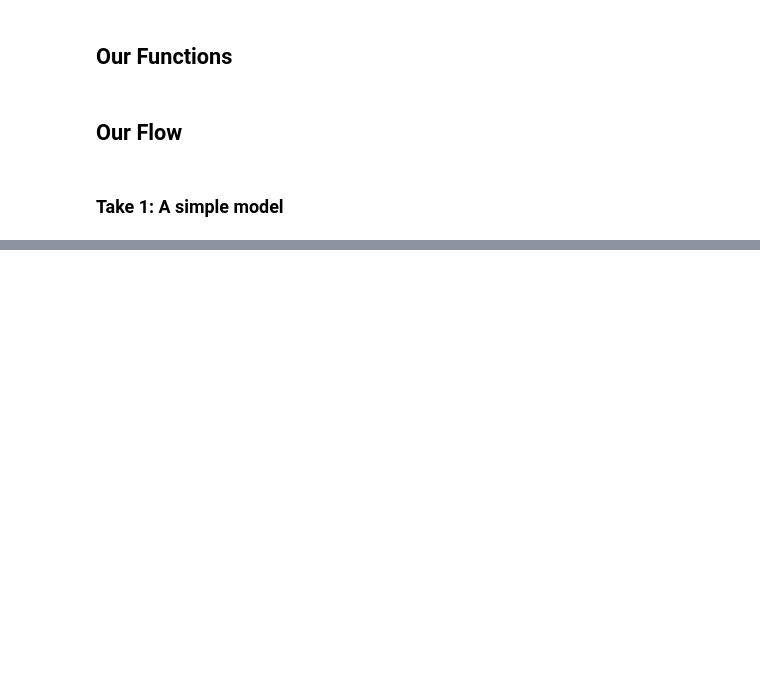
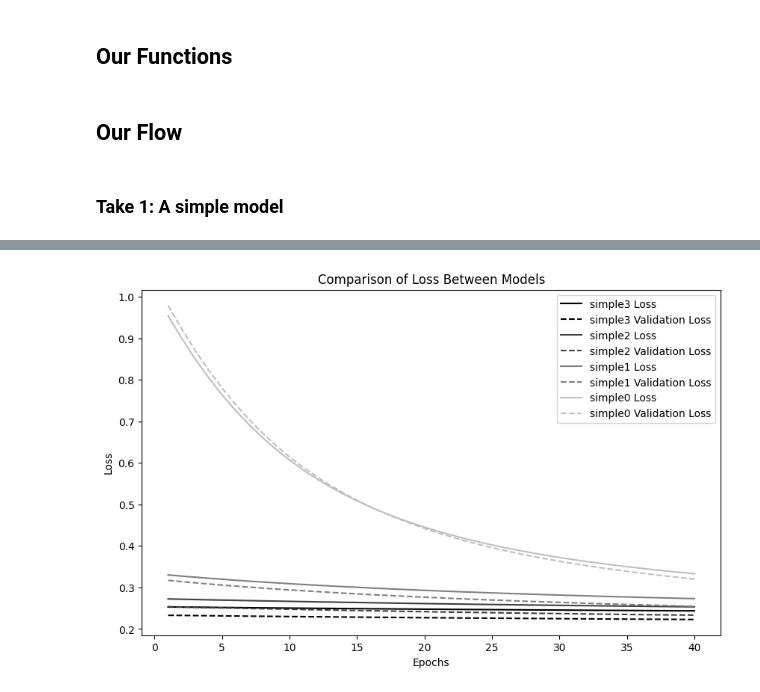
Before and after one commit to CSUMB-SCD-instructors/CST463, a Jupyter notebook: demos/demo-tensorflow/demo-tf.ipynb, the cells around one changed output, grey strips where cells are left out. Cells and saved outputs as stored; diff of their text form; code cells hidden in the pictures; blank space fills up the shorter version.

```diff
--- a/demos/demo-tensorflow/demo-tf.ipynb
+++ b/demos/demo-tensorflow/demo-tf.ipynb
@@ -176,0 +205,15 @@ Epoch 40/40
+# %%
+(X_train, X_test, y_train, y_test) = make_data(num_input_features=NUM_INPUT_FEATURES)
+
+model_to_train = make_binary_classification_model()
+plot_multiple_histories(
+  {
+    "simple0": train_model(model_to_train, X_train, y_train),
+    "simple1": train_model(model_to_train, X_train, y_train),
+    "simple2": train_model(model_to_train, X_train, y_train),
+    "simple3": train_model(model_to_train, X_train, y_train),
+  },
+    show_validation=True
+)
+# %% [output]
+[figure, added]
```
Also changed, not shown: parts of 11 cells of this notebook, 5 other files.
